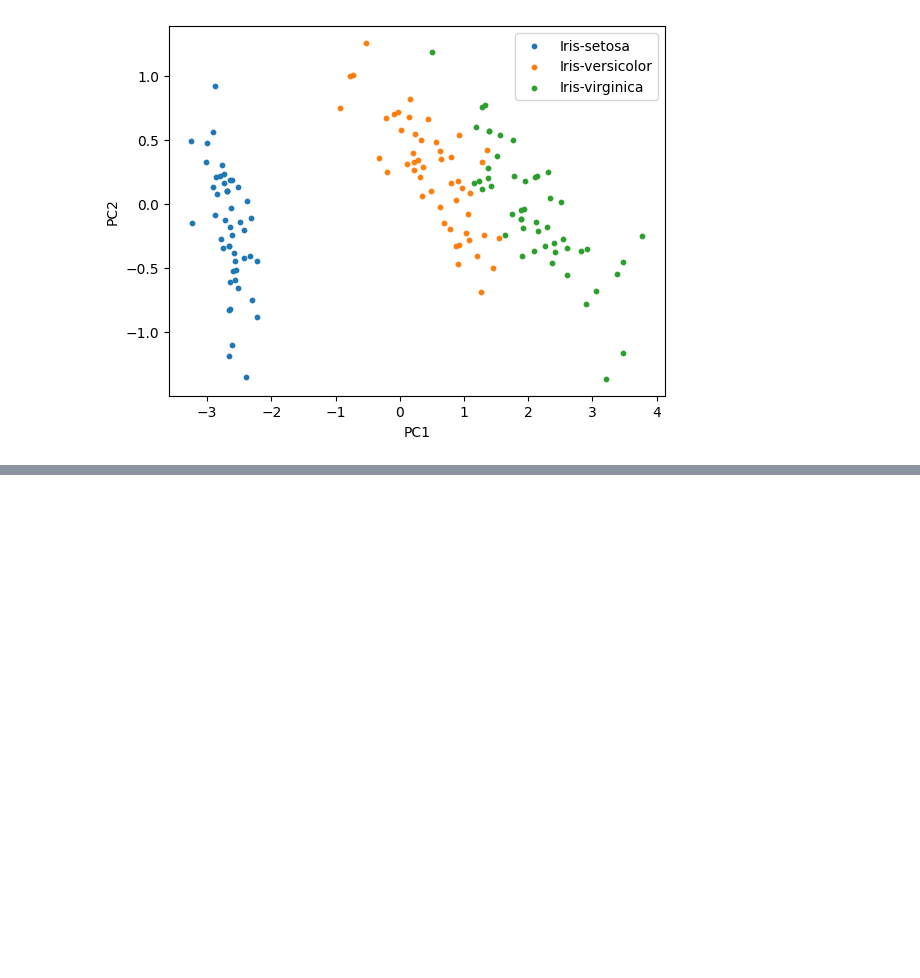
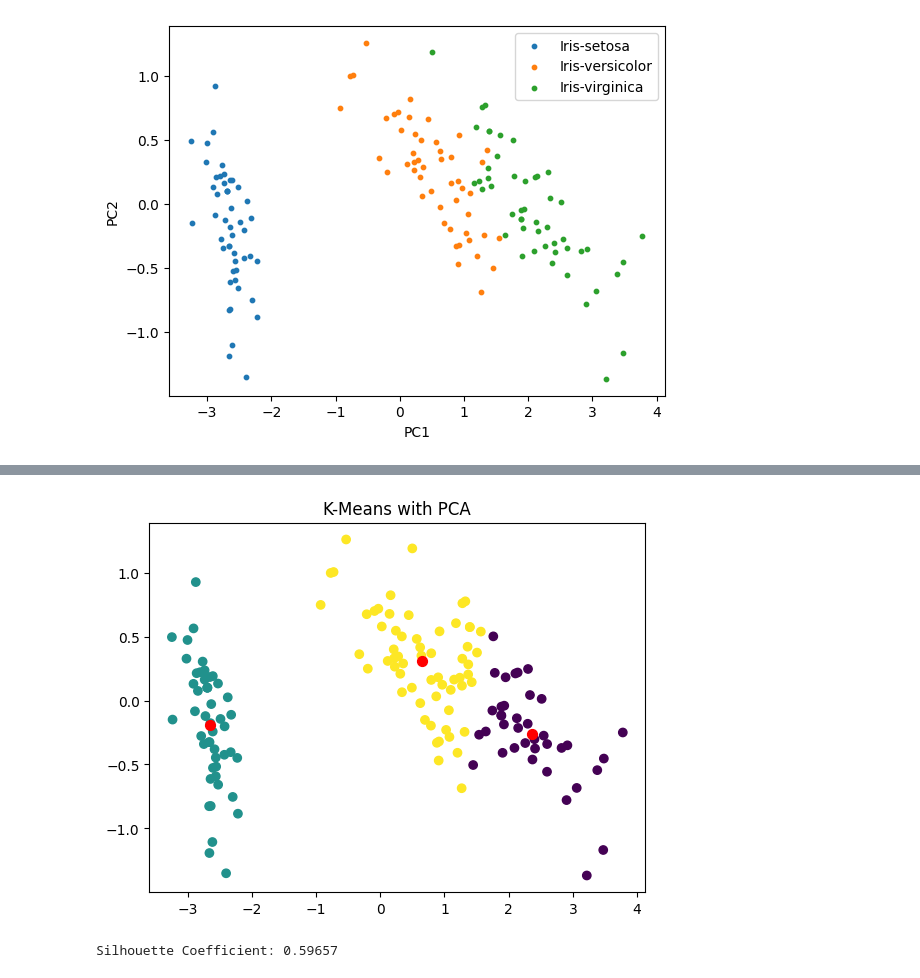
Before and after one commit to tung-ngt/ml2, a Jupyter notebook: labwork2/novete/iris_ahc.ipynb, the cells around one changed output, grey strips where cells are left out. Cells and saved outputs as stored; diff of their text form; code cells hidden in the pictures; blank space fills up the shorter version.

```diff
--- a/labwork2/novete/iris_ahc.ipynb
+++ b/labwork2/novete/iris_ahc.ipynb
@@ -224,0 +238,18 @@ plt.show()
+# %%
+# pca the y
+pca = PCA(feature_data, y.labels_)
+pca_data = pca.project(2)
+plt.scatter(pca_data["PC1"], pca_data["PC2"], c=pca_data["class"], cmap='viridis')
+plt.title('K-Means with PCA')
+
+# plot the centroids
+plt.scatter(pca_data.groupby("class").mean()["PC1"], pca_data.groupby("class").mean()["PC2"], c='red', s=50)
+plt.show()
+# %% [output]
+[figure, added]
+# %%
+import sklearn.metrics as metrics
+
+print("Silhouette Coefficient: %0.5f"% metrics.silhouette_score(pca_data.drop(columns=["class"]), y.labels_))
+# %% [output]
+Silhouette Coefficient: 0.59657
```
Also changed, not shown: parts of 3 cells of this notebook, 11 other files.
